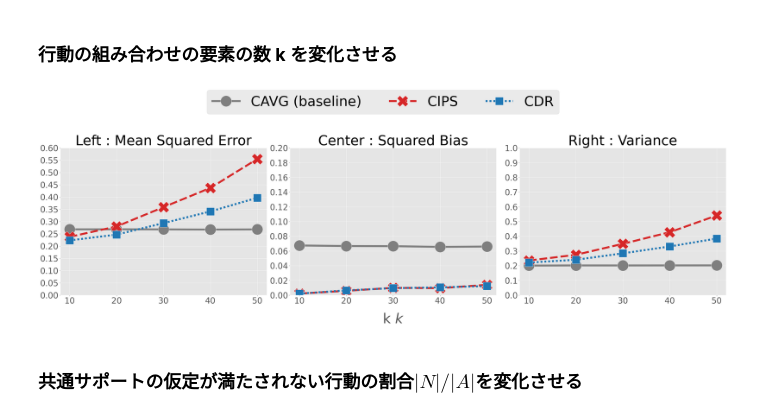
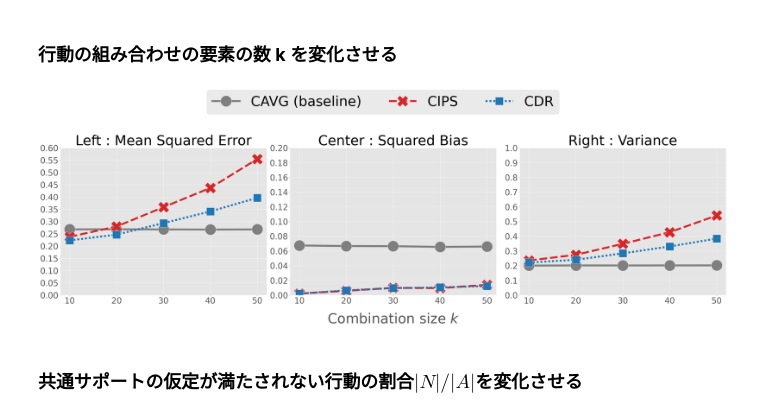
Before and after one commit to RickHub0115/Estimator-for-Offline-Policy-Evaluation-of-Recommending-Multiple-Actions-Considering-Platform-Wide-R, a Jupyter notebook: ope.ipynb, the cells around one changed output. Drawn from its saved outputs; the diff is of its cells as text; code cells hidden in the pictures.

```diff
--- a/ope.ipynb
+++ b/ope.ipynb
@@ -382,35 +382,35 @@ for i, y in enumerate(["se", "bias", "variance"]):
         ax=ax,
         ci=None,
         palette=["tab:grey", "tab:red", "tab:blue"],
         data=result_df_k.query("est=='cavg' or est == 'cips' or est == 'cdr'")
     )
     ax.set_title(y_label_dict_k[y], fontsize=50)
     # yaxis
     ax.set_ylabel("")
     if y == "se":
         ax.set_ylim(0.0, 0.6)
         ax.set_yticks(np.arange(0.0, 0.65, 0.05))
     elif y == "bias":
         ax.set_ylim(0.0, 0.2)
         ax.set_yticks(np.arange(0.0, 0.22, 0.02))
     elif y == "variance":
         ax.set_ylim(0.0, 1.0)
         ax.set_yticks(np.arange(0.0, 1.1, 0.1))
     ax.tick_params(axis="y", labelsize=30)
     ax.yaxis.set_label_coords(-0.1, 0.5)
     # xaxis
     #ax.set_xscale("log")  # kが大きい場合の可視化のためログスケール
     if i == 1:
-        ax.set_xlabel(r"Subset size $k$", fontsize=50)  # x軸ラベル
+        ax.set_xlabel(r"Combination size $k$", fontsize=50)  # x軸ラベル
     else:
         ax.set_xlabel(r"", fontsize=40)
     ax.set_xticks(k_list)  # kのリストを指定
     ax.set_xticklabels(k_list, fontsize=30)
     ax.xaxis.set_label_coords(0.5, -0.12)
 fig.legend(["CAVG (baseline)", "CIPS", "CDR"], fontsize=50, bbox_to_anchor=(0.5, 1.15), ncol=4, loc="center")
 plt.show()
 # %% [output]
-[figure, old version]
+[figure, new version]
 # %% [markdown]
 ### **共通サポートの仮定が満たされない行動の割合$|N| / |A|$を変化させる**
 # %%
```
Also changed, not shown: 1 other file.
